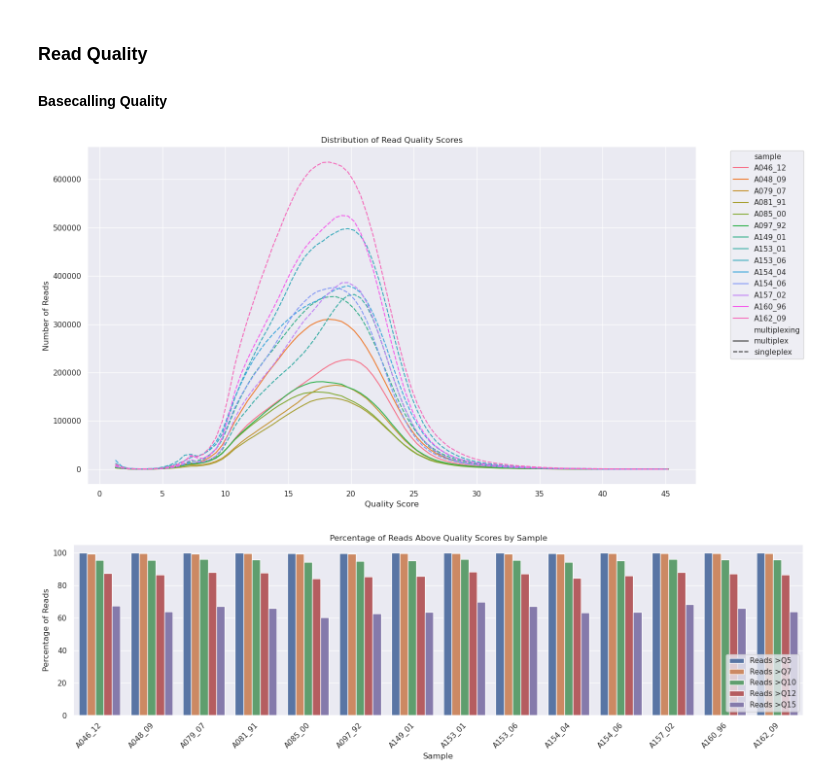
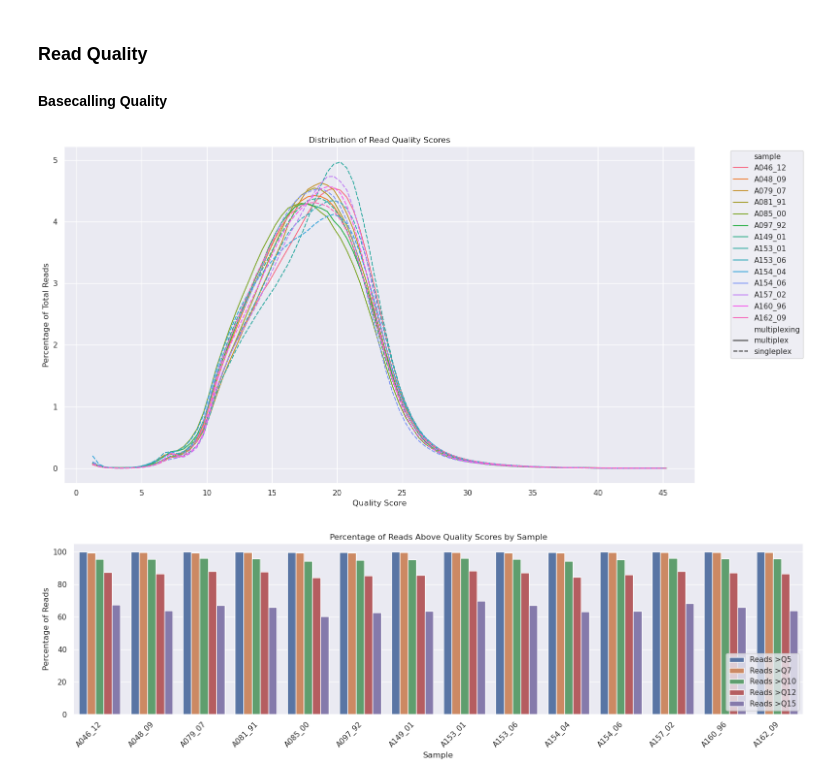
Before and after one commit to KHP-Informatics/ont-benchmark, a Jupyter notebook: jupyter/ont_qc.ipynb, the cells around one changed output. Saved outputs shown, nothing was run; the diff lists cells and outputs as text; code cells hidden in the pictures.

```diff
--- a/jupyter/ont_qc.ipynb
+++ b/jupyter/ont_qc.ipynb
@@ -394,7 +399,8 @@ for _, row in metrics_df.iterrows():
         all_quals = pd.concat([all_quals, sample_quals], ignore_index=True)
 
 all_quals = all_quals.merge(
-    metrics_df[["sample", "multiplexing", "basecall"]], on=["sample", "basecall"]
+    metrics_df[["sample", "multiplexing", "basecall", "number_of_reads"]],
+    on=["sample", "basecall"],
 )
 
 bin_edges = np.logspace(np.log10(10), np.log10(1e5), num=100)
@@ -407,6 +413,17 @@ length_counts = (
     .reset_index(name="count")
 )
 
+length_counts = length_counts.merge(
+    metrics_df[metrics_df["basecall"] == "sup"][
+        ["sample", "number_of_reads"]
+    ].drop_duplicates(),
+    on="sample",
+)
+
+length_counts["percentage"] = (
+    length_counts["count"] / length_counts["number_of_reads"] * 100
+)
+
 bin_centers = np.sqrt(bin_edges[:-1] * bin_edges[1:])
 bin_centers = pd.Series(bin_centers, index=length_counts["length_bin"].cat.categories)
 length_counts["bin_center"] = length_counts["length_bin"].map(bin_centers)
@@ -416,15 +433,22 @@ plt.figure(figsize=(16, 8))
 sns.lineplot(
     data=length_counts,
     x="bin_center",
-    y="count",
+    y="percentage",
     hue="sample",
     style="multiplexing",
 )
 
 plt.xscale("log")
-plt.xlabel("Read Lengths")
-plt.ylabel("Number of Reads")
+plt.xlabel("Read Length")
+plt.ylabel("Percentage of Total Reads")
 plt.title("Distribution of Read Lengths")
+
+max_length = all_quals["lengths"].max()
+tick_positions = np.logspace(np.log10(10), np.log10(max_length), num=10)
+plt.xticks(ticks=tick_positions, labels=[f"{int(tick):,}" for tick in tick_positions])
+
+plt.xlim(left=10, right=length_counts["bin_center"].max())
+
 plt.legend(bbox_to_anchor=(1.05, 1), loc="upper left")
 plt.tight_layout()
 plt.show()
@@ -511,36 +535,42 @@ quality_distribution = (
     all_quals[all_quals["basecall"] == "sup"]
     .groupby(["sample", "quals_bin", "multiplexing"], observed=True)
     .size()
     .reset_index(name="count")
 )
 
+total_reads = quality_distribution.groupby(["sample", "multiplexing"], observed=True)[
+    "count"
+].transform("sum")
+
+quality_distribution["percentage"] = (quality_distribution["count"] / total_reads) * 100
+
 quality_distribution["quals_bin_mid"] = quality_distribution["quals_bin"].apply(
     lambda x: x.mid
 )
 
 plt.figure(figsize=(16, 8))
 
 sns.lineplot(
     data=quality_distribution,
     x="quals_bin_mid",
-    y="count",
+    y="percentage",
     hue="sample",
     style="multiplexing",
 )
 
 plt.xlabel("Quality Score")
-plt.ylabel("Number of Reads")
+plt.ylabel("Percentage of Total Reads")
 plt.title("Distribution of Read Quality Scores")
 
 max_qual = int(all_quals["quals"].max())
 tick_positions = np.arange(0, max_qual + 1, 5)
 plt.xticks(ticks=tick_positions, labels=tick_positions)
 
 plt.legend(bbox_to_anchor=(1.05, 1), loc="upper left")
 plt.tight_layout()
 plt.show()
 # %% [output]
-[figure, old version]
+[figure, new version]
 # %%
 qscore_df = metrics_df.melt(
     id_vars="sample",
```
Also changed, not shown: parts of 23 cells of this notebook, 2 other files.
